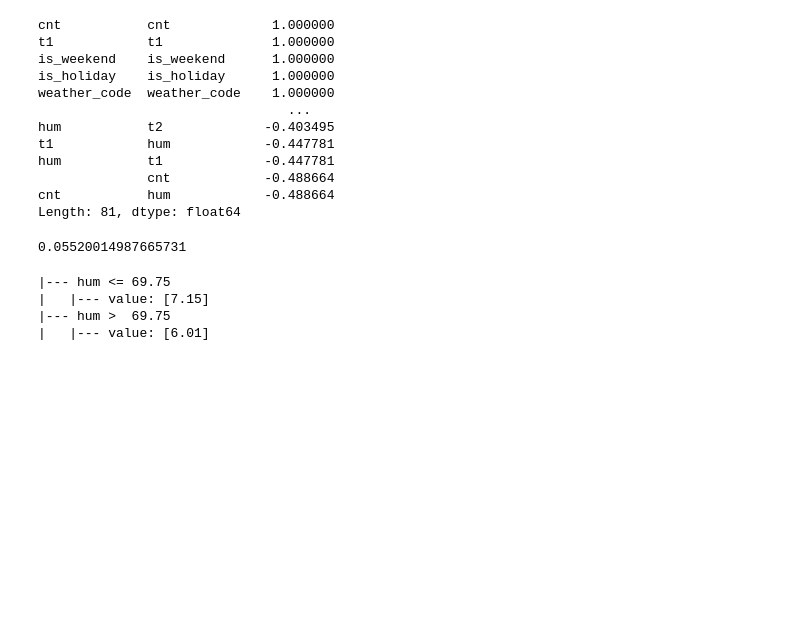
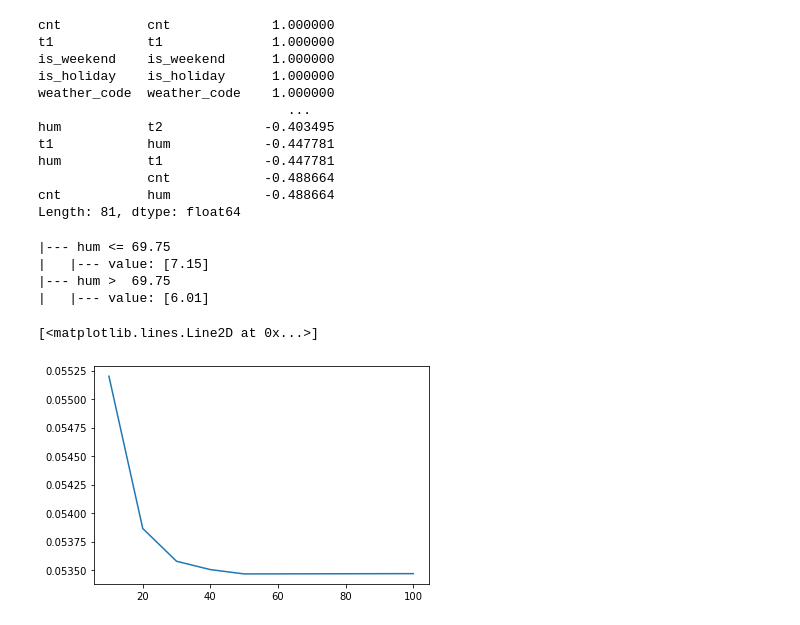
Before and after one commit to KenWuqianghao/ML-Zoomcamp-Midterm-Project, a Jupyter notebook: notebook.ipynb, the cells around one changed output. Saved outputs shown, nothing was run; the diff lists cells and outputs as text; code cells hidden in the pictures; blank space fills up the shorter version.

```diff
--- a/notebook.ipynb
+++ b/notebook.ipynb
@@ -68,21 +68,11 @@ hum           t1             -0.447781
               cnt            -0.488664
 cnt           hum            -0.488664
 Length: 81, dtype: float64
-# %%
-from sklearn.ensemble import RandomForestRegressor
-rf = RandomForestRegressor(n_estimators = 10, random_state = 1, n_jobs = -1)
-rf.fit(X_train, y_train)
-y_pred = rf.predict(X_val)
 # %%
 from sklearn.metrics import mean_squared_log_error
-from sklearn.tree import export_text
 
 def rmse(y_true, y_pred):
 	return(np.sqrt(mean_squared_log_error(y_true, y_pred)))
-
-rmse(y_val,y_pred)
-# %% [output]
-0.05520014987665731
 # %%
 from sklearn.tree import DecisionTreeRegressor
 from sklearn.tree import export_text
@@ -96,3 +86,20 @@ print(export_text(dt, feature_names=dv.get_feature_names()))
 |   |--- value: [7.15]
 |--- hum >  69.75
 |   |--- value: [6.01]
+# %%
+from sklearn.ensemble import RandomForestRegressor
+scores = []
+ns = [10, 20, 30, 40, 50, 100]
+
+for n in ns:
+    rf = RandomForestRegressor(n_estimators = n, random_state = 1, n_jobs = -1)
+    rf.fit(X_train, y_train)
+    y_pred = rf.predict(X_val)
+    score = rmse(y_val, y_pred)
+    scores.append((n,score))
+# %%
+df_scores = pd.DataFrame(scores, columns=['n_estimators', 'rmse'])
+plt.plot(df_scores.n_estimators, df_scores.rmse)
+# %% [output]
+[<matplotlib.lines.Line2D at 0x...>]
+[figure, added]
```
Also changed, not shown: parts of 10 cells of this notebook, 7 other files.
